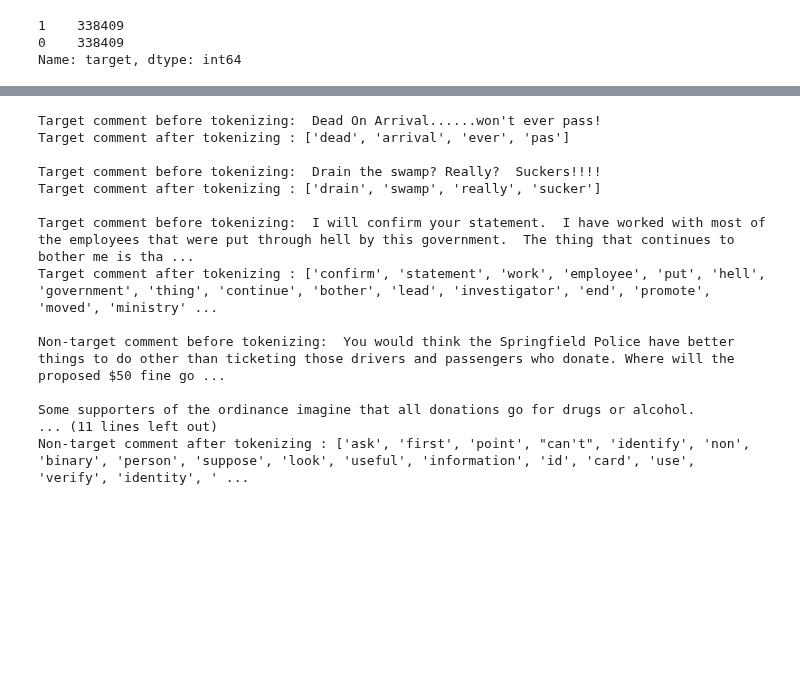
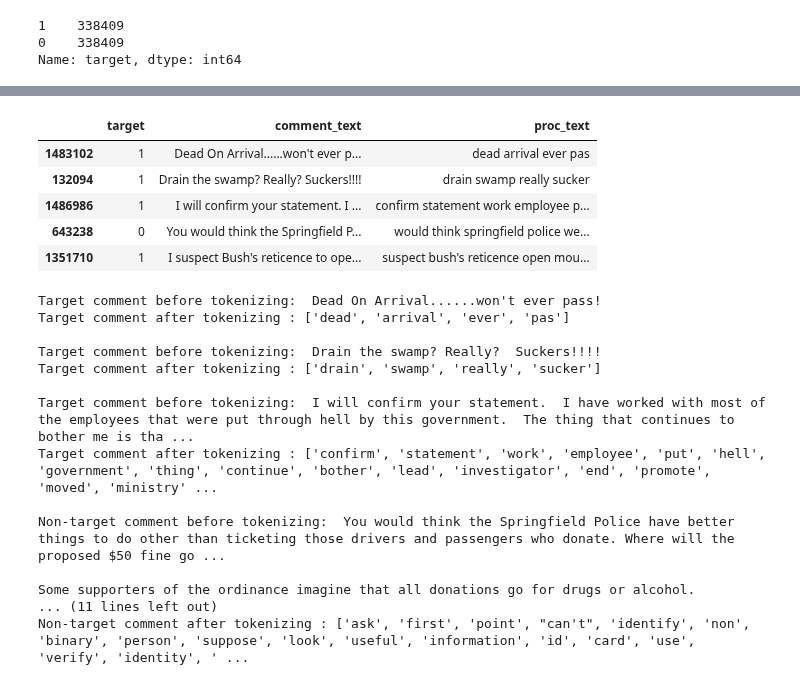
Before and after one commit to gcburgess/Cyberbullying_Detector, a Jupyter notebook: notebooks/02-data-preprocessing.ipynb, the cells around one changed output, grey strips where cells are left out. Cells and saved outputs as stored; diff of their text form; code cells hidden in the pictures; blank space fills up the shorter version.

```diff
--- a/notebooks/02-data-preprocessing.ipynb
+++ b/notebooks/02-data-preprocessing.ipynb
@@ -109,7 +106,8 @@ def get_wordnet_pos(treebank_tag):
     else:
         return wordnet.NOUN
 # %%
-sw = stopwords.words('english')
+# Added 'us' to stopwords, because the lemmatizer reduces it to 'u'
+sw = stopwords.words('english') + ['us']
 
 def word_processor(comment, stopword_list=sw):
     # tokenize (simultaneously removes punctuation)
@@ -124,4 +122,4 @@ def word_processor(comment, stopword_list=sw):
     words = [lemmatizer.lemmatize(word[0], get_wordnet_pos(word[1]))
              for word in pos_tag(words)]
 
-    return words
+    return ' '.join(words)
@@ -139,3 +125,0 @@ memory usage: 7.7+ MB
-# %%
-train_df = pd.concat([y_train, X_train], axis=1)
-train_df.info()
@@ -152,4 +126,4 @@ memory usage: 11.6+ MB
 # %%
 %%time
-train_df['proc_text'] = list(map(word_processor, train_df['comment_text']))
+train_df['proc_text'] = train_df['comment_text'].map(word_processor)
 # %% [output]
@@ -158,3 +132,12 @@ Wall time: 13min 17s
+# %%
+train_df.head()
+# %% [output]
+|  | target | comment_text | proc_text |
+| 1483102 | 1 | Dead On Arrival......won't ever p... | dead arrival ever pas |
+| 132094 | 1 | Drain the swamp? Really? Suckers!!!! | drain swamp really sucker |
+| 1486986 | 1 | I will confirm your statement. I ... | confirm statement work employee p... |
+| 643238 | 0 | You would think the Springfield P... | would think springfield police we... |
+| 1351710 | 1 | I suspect Bush's reticence to ope... | suspect bush's reticence open mou... |
 # %%
 is_target = (train_df['target'] == 1)
 
```
Also changed, not shown: parts of 37 cells of this notebook, 3 other files.
